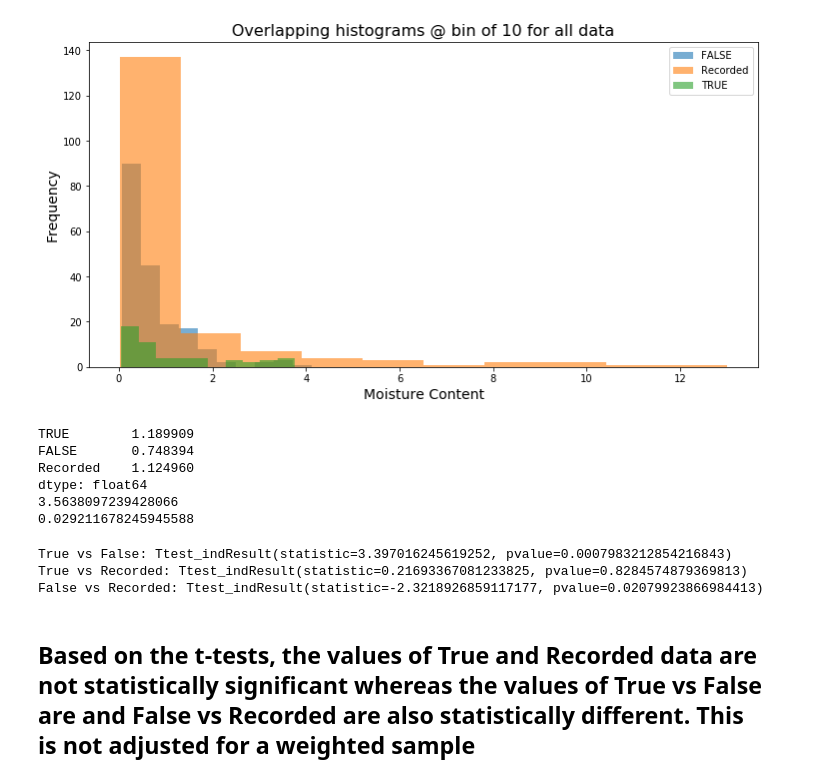
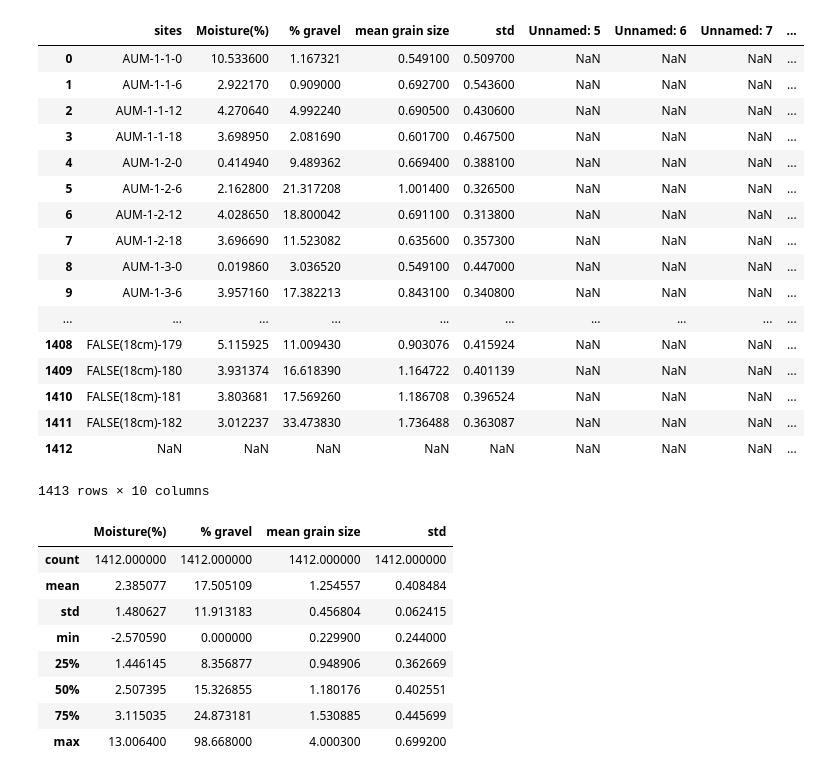
Before and after one commit to harr1582/Turtle-Project, a Jupyter notebook: Turtle_Project.ipynb, the cells around one changed output. Drawn from its saved outputs; the diff is of its cells as text; code cells hidden in the pictures.

```diff
--- a/Turtle_Project.ipynb
+++ b/Turtle_Project.ipynb
@@ -67,35 +10,38 @@ print (all_data)
-# %%
-grouped= all_data.groupby('level_1')['val']
-grouped.plot(kind='hist', bins=10, figsize=[12,6], alpha=.6, legend=True)
-plt.title('Overlapping histograms @ bin of 10 for all data', fontsize=16)
-plt.xlabel('Moisture Content', fontsize=14)
-plt.ylabel('Frequency', fontsize=14)
-plt.show()
-# %% [output]
-[figure, removed]
-# %%
-import scipy.stats as stats
-print(Moisture0cm.mean())
-
-F, p = stats.f_oneway(Moist_T, Moist_F, Moist_R)
-
-# The F statistic: one way Anova
-print(F)
-print(p)
-# %% [output]
-TRUE        1.189909
-FALSE       0.748394
-Recorded    1.124960
-dtype: float64
-3.5638097239428066
-0.029211678245945588
-# %%
-print('True vs False:', stats.ttest_ind(Moist_T, Moist_F))
-print('True vs Recorded:', stats.ttest_ind(Moist_T, Moist_R))
-print('False vs Recorded:', stats.ttest_ind(Moist_F, Moist_R))
-# %% [output]
-True vs False: Ttest_indResult(statistic=3.397016245619252, pvalue=0.0007983212854216843)
-True vs Recorded: Ttest_indResult(statistic=0.21693367081233825, pvalue=0.8284574879369813)
-False vs Recorded: Ttest_indResult(statistic=-2.3218926859117177, pvalue=0.02079923866984413)
-# %% [markdown]
-## Based on the t-tests, the values of True and Recorded data are not statistically significant whereas the values of True vs False are and False vs Recorded are also statistically different. This is not adjusted for a weighted sample
+# %%
+SDAUM = pd.read_csv(r'C:\Users\harr1\Desktop\turtle data\StatsDataAUM.csv')
+
+SDAUM
+# %% [output]
+|  | sites | Moisture(%) | % gravel | mean grain size | std | Unnamed: 5 | Unnamed: 6 | Unnamed: 7 | ... |
+| 0 | AUM-1-1-0 | 10.533600 | 1.167321 | 0.549100 | 0.509700 | NaN | NaN | NaN | ... |
+| 1 | AUM-1-1-6 | 2.922170 | 0.909000 | 0.692700 | 0.543600 | NaN | NaN | NaN | ... |
+| 2 | AUM-1-1-12 | 4.270640 | 4.992240 | 0.690500 | 0.430600 | NaN | NaN | NaN | ... |
+| 3 | AUM-1-1-18 | 3.698950 | 2.081690 | 0.601700 | 0.467500 | NaN | NaN | NaN | ... |
+| 4 | AUM-1-2-0 | 0.414940 | 9.489362 | 0.669400 | 0.388100 | NaN | NaN | NaN | ... |
+| 5 | AUM-1-2-6 | 2.162800 | 21.317208 | 1.001400 | 0.326500 | NaN | NaN | NaN | ... |
+| 6 | AUM-1-2-12 | 4.028650 | 18.800042 | 0.691100 | 0.313800 | NaN | NaN | NaN | ... |
+| 7 | AUM-1-2-18 | 3.696690 | 11.523082 | 0.635600 | 0.357300 | NaN | NaN | NaN | ... |
+| 8 | AUM-1-3-0 | 0.019860 | 3.036520 | 0.549100 | 0.447000 | NaN | NaN | NaN | ... |
+| 9 | AUM-1-3-6 | 3.957160 | 17.382213 | 0.843100 | 0.340800 | NaN | NaN | NaN | ... |
+| ... | ... | ... | ... | ... | ... | ... | ... | ... | ... |
+| 1408 | FALSE(18cm)-179 | 5.115925 | 11.009430 | 0.903076 | 0.415924 | NaN | NaN | NaN | ... |
+| 1409 | FALSE(18cm)-180 | 3.931374 | 16.618390 | 1.164722 | 0.401139 | NaN | NaN | NaN | ... |
+| 1410 | FALSE(18cm)-181 | 3.803681 | 17.569260 | 1.186708 | 0.396524 | NaN | NaN | NaN | ... |
+| 1411 | FALSE(18cm)-182 | 3.012237 | 33.473830 | 1.736488 | 0.363087 | NaN | NaN | NaN | ... |
+| 1412 | NaN | NaN | NaN | NaN | NaN | NaN | NaN | NaN | ... |
+1413 rows × 10 columns
+# %%
+SDAUM = SDAUM[['sites', 'Moisture(%)', '% gravel', 'mean grain size', 'std']]
+SDAUM = SDAUM.dropna(axis=0)
+SDAUM.isnull().sum()
+SDAUM.describe()
+# %% [output]
+|  | Moisture(%) | % gravel | mean grain size | std |
+| count | 1412.000000 | 1412.000000 | 1412.000000 | 1412.000000 |
+| mean | 2.385077 | 17.505109 | 1.254557 | 0.408484 |
+| std | 1.480627 | 11.913183 | 0.456804 | 0.062415 |
+| min | -2.570590 | 0.000000 | 0.229900 | 0.244000 |
+| 25% | 1.446145 | 8.356877 | 0.948906 | 0.362669 |
+| 50% | 2.507395 | 15.326855 | 1.180176 | 0.402551 |
+| 75% | 3.115035 | 24.873181 | 1.530885 | 0.445699 |
+| max | 13.006400 | 98.668000 | 4.000300 | 0.699200 |
```
Also changed, not shown: parts of 30 cells of this notebook.
